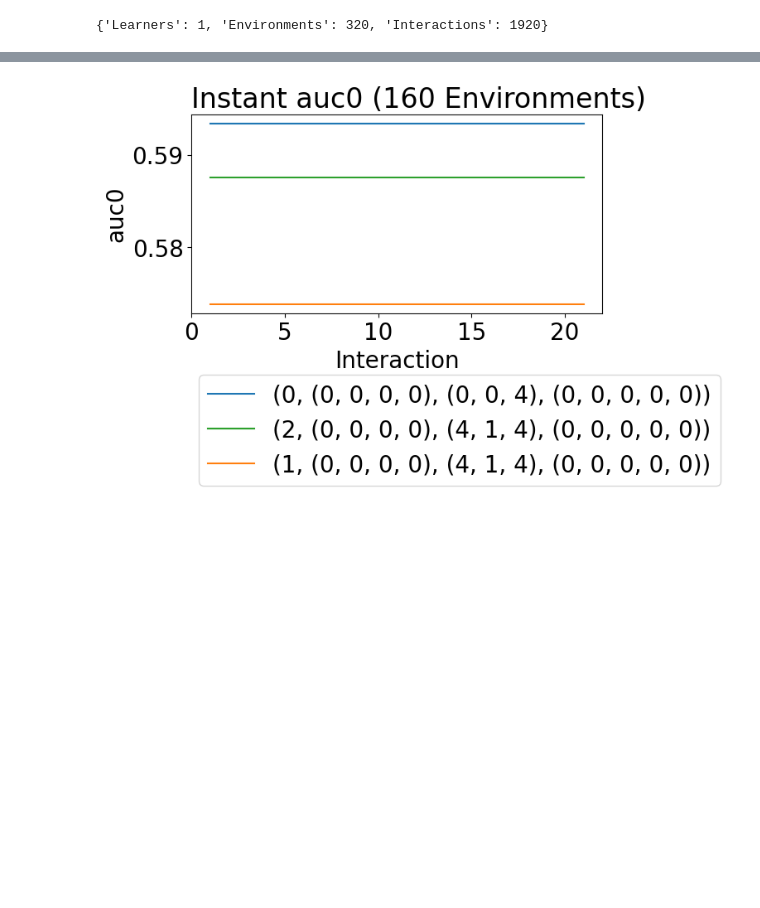
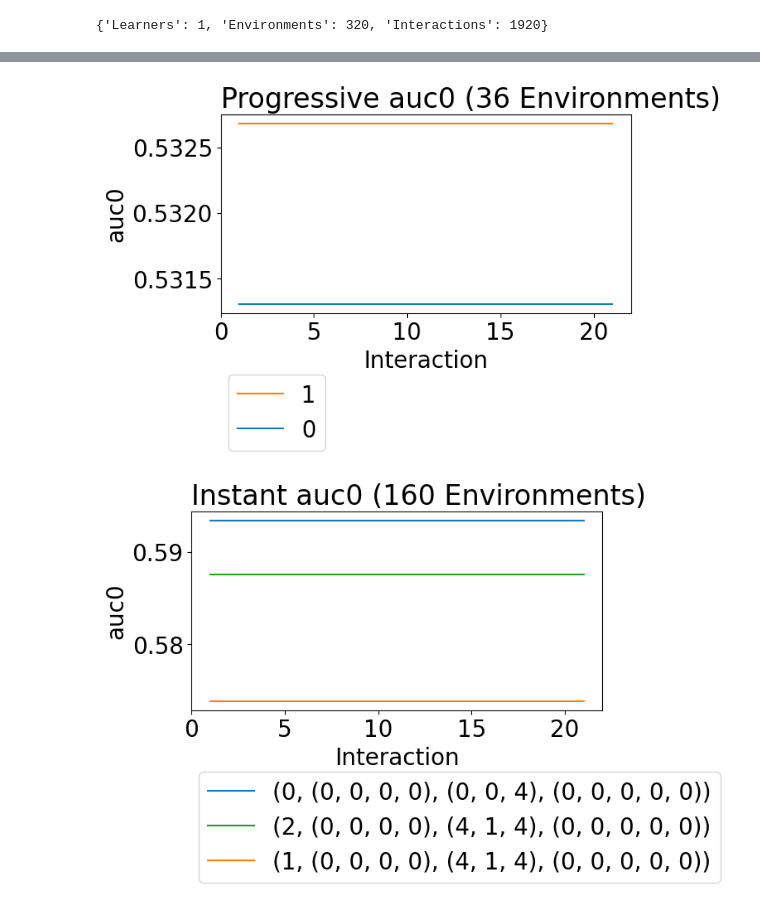
Before and after one commit to mrucker/diss, a Jupyter notebook: sapiens/notebooks/2) offline, non-personalized, supervised.ipynb, the cells around one changed output, grey strips where cells are left out. Drawn from its saved outputs; the diff is of its cells as text; code cells hidden in the pictures; blank space fills up the shorter version.

```diff
--- a/sapiens/notebooks/2) offline, non-personalized, supervised.ipynb
+++ b/sapiens/notebooks/2) offline, non-personalized, supervised.ipynb
@@ -2824,3 +5160,7 @@ cb.Experiment(envs,lrns,vals).run('../logs/2/offnp-multitask.log.gz',processes=3
+# %%
+res.plot_learners(y="auc0",l="evaluator_id")
+# %% [output]
+[figure, added]
 # %%
 #training s3 separately from s4 hurts when we aren't doing personalization
 
```
Also changed, not shown: parts of 15 cells of this notebook, 4 other files.
